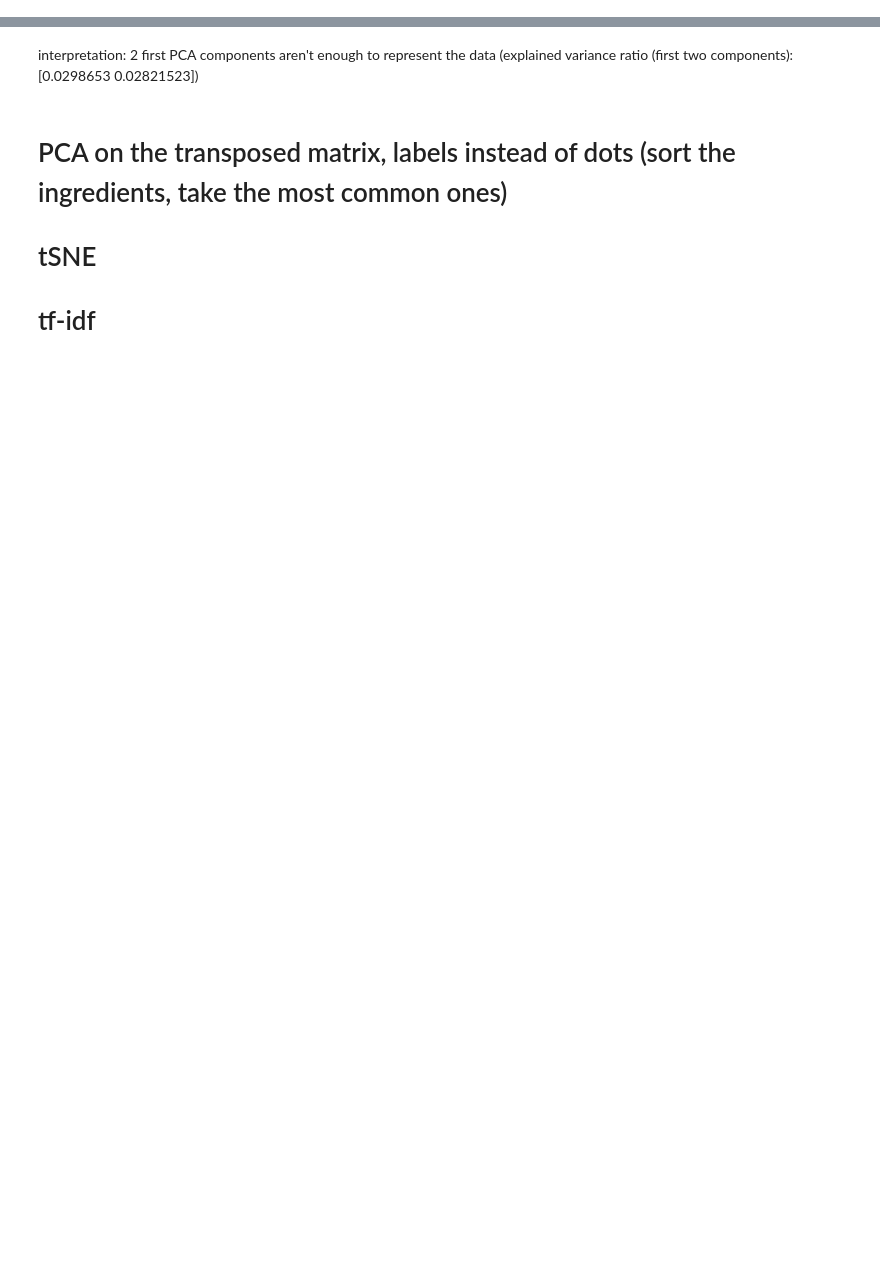
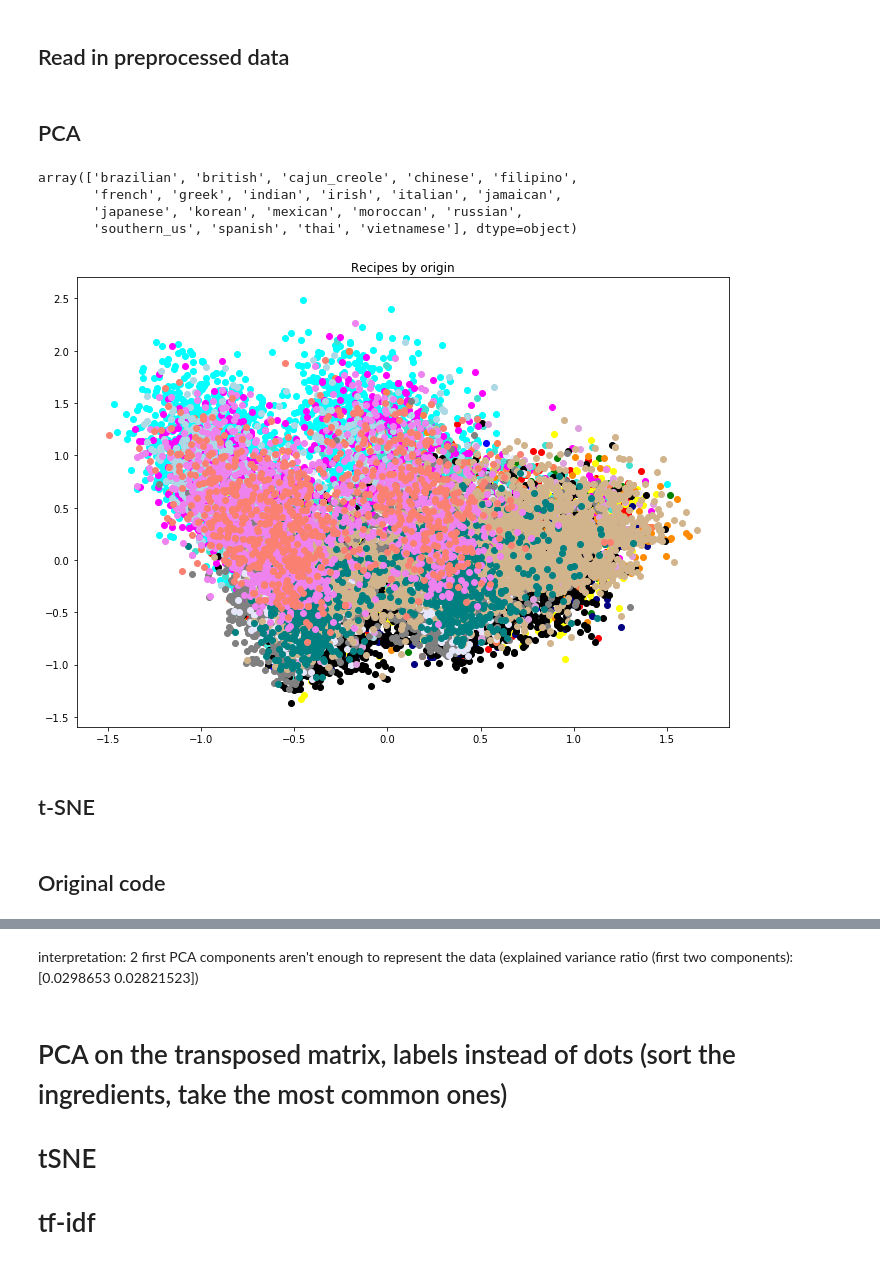
Before and after one commit to Slowika/Bag-of-Recipes, a Jupyter notebook: Exploratory_Data_Analysis.ipynb, the cells around one changed output, grey strips where cells are left out. Saved outputs shown, nothing was run; the diff lists cells and outputs as text; code cells hidden in the pictures; blank space fills up the shorter version.

```diff
--- a/Exploratory_Data_Analysis.ipynb
+++ b/Exploratory_Data_Analysis.ipynb
@@ -13 +14,34 @@ from sklearn.decomposition import PCA
 %matplotlib inline
+# %% [markdown]
+## Read in preprocessed data
+# %%
+X_train = pd.read_csv('train_dataset.csv', sep = '\t', index_col = 0).drop('cuisine', axis = 1)
+cuisines = pd.read_csv('train_dataset.csv', sep = '\t', usecols = ['cuisine'])
+cuisines.set_index(X_train.index, inplace = True)
+# %% [markdown]
+## PCA
+# %%
+np.unique(cuisines)
+# %% [output]
+array(['brazilian', 'british', 'cajun_creole', 'chinese', 'filipino',
+       'french', 'greek', 'indian', 'irish', 'italian', 'jamaican',
+       'japanese', 'korean', 'mexican', 'moroccan', 'russian',
+       'southern_us', 'spanish', 'thai', 'vietnamese'], dtype=object)
+# %%
+colors = ['blue', 'green', 'red', 'cyan', 'magenta', 'yellow', 'navy', 'turquoise', 'darkorange', 'black', 'coral', 'fuchsia', 'lightblue', 'grey', 'lavender', 'plum', 'tan', 'teal', 'violet', 'salmon', 'darkgreen']
+# %%
+pca = PCA(n_components = 5)
+X_pca = pca.fit_transform(X_train)
+
+fig, ax = plt.subplots()
+fig.set_size_inches(11.7, 8.27)
+
+plt.title("Recipes by origin")
+for i, cur_origin in enumerate(np.unique(cuisines)):
+    plt.scatter(X_pca[(cuisines == cur_origin)['cuisine'], 1], X_pca[(cuisines == cur_origin)['cuisine'], 2], c = colors[i])
+
+plt.show()
+# %% [output]
+[figure, added]
+# %% [markdown]
+## t-SNE
@@ -14,3 +60,5 @@ from sklearn.decomposition import PCA
+# %% [markdown]
+## Original code
 # %%
 # dataexploration.ipynb
 
```
Also changed, not shown: parts of 30 cells of this notebook, 1 other file.
